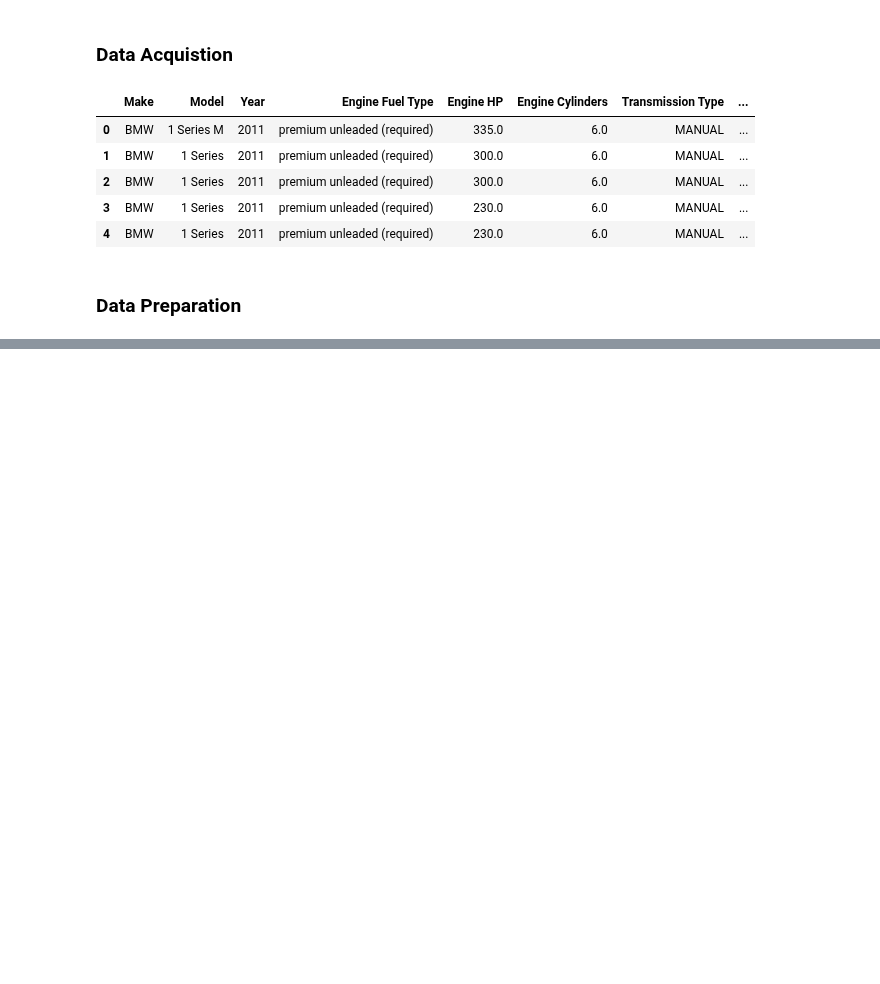
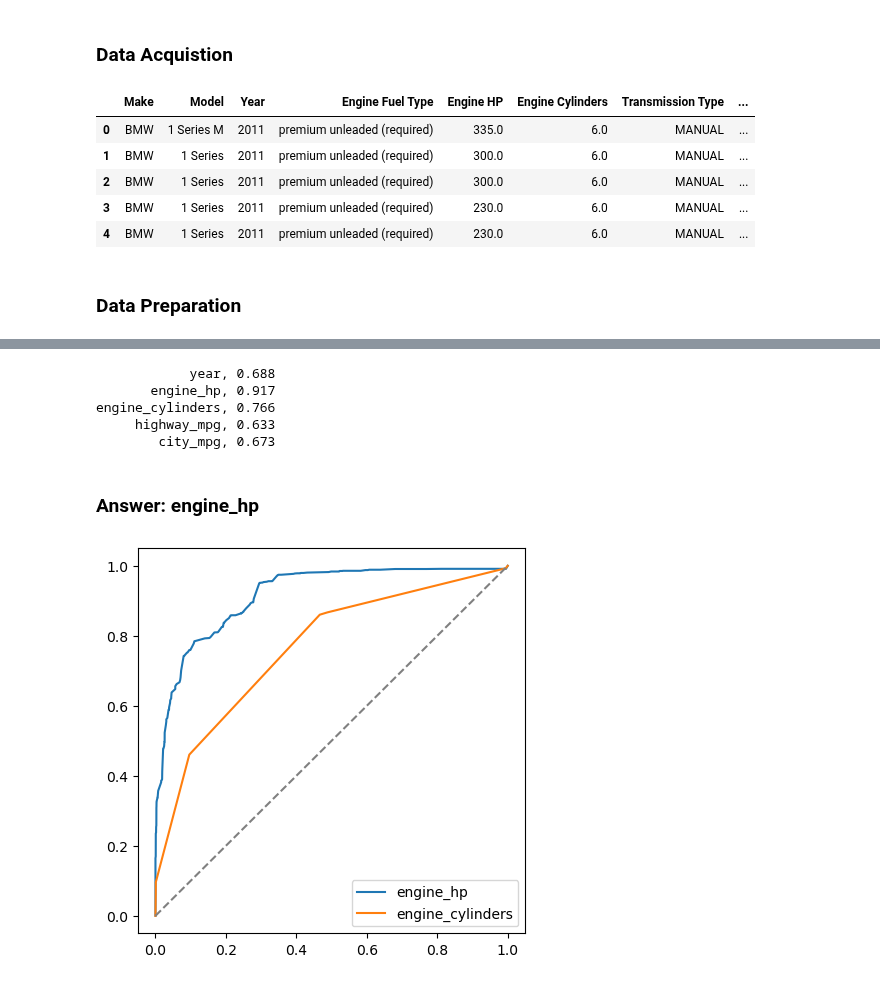
Before and after one commit to sam47-asfaw/ml_zoomcamp, a Jupyter notebook: 04-evaluation/HW4.ipynb, the cells around one changed output, grey strips where cells are left out. Cells and saved outputs as stored; diff of their text form; code cells hidden in the pictures; blank space fills up the shorter version.

```diff
--- a/04-evaluation/HW4.ipynb
+++ b/04-evaluation/HW4.ipynb
@@ -24,6 +38,2 @@ df = df[['Make','Model','Year','Engine HP',
 # %%
-df.columns = df.columns.str.replace(' ', '_').str.lower()
-
-df.rename(columns = {'msrp': 'price'}, inplace = True)
-
-df.fillna(0)
+from sklearn.model_selection import train_test_split
@@ -44,6 +40,18 @@ df.fillna(0)
 # %%
-values = list(df.price.values)
-mean = df['price'].mean()
+df_full_train, df_test = train_test_split(df, test_size=0.2, random_state=1)
+df_train, df_val = train_test_split(df_full_train, test_size=0.25, random_state=1)
+
+df_train = df_train.reset_index(drop=True)
+df_val = df_val.reset_index(drop=True)
+df_test = df_test.reset_index(drop=True)
+
+y_train = df_train.above_average.values
+y_val = df_val.above_average.values
+y_test = df_test.above_average.values
+
+del df_train['above_average']
+del df_val['above_average']
+del df_test['above_average']
 # %%
 def above_average(val):
     if val > mean:
@@ -75,0 +76,31 @@ len(df_full_train), len(df_train), len(df_test), len(df_val)
+# %%
+numerical = ['year', 'engine_hp', 'engine_cylinders', 'highway_mpg', 'city_mpg']
+
+for c in numerical:
+    auc = roc_auc_score(y_train, df_train[c])
+    if auc < 0.5:
+        auc = roc_auc_score(y_train, -df_train[c])
+    print('%16s, %.3f' % (c, auc))
+# %% [output]
+            year, 0.688
+       engine_hp, 0.917
+engine_cylinders, 0.766
+     highway_mpg, 0.633
+        city_mpg, 0.673
+# %% [markdown]
+### Answer: engine_hp
+# %%
+plt.figure(figsize=(5, 5))
+
+fpr, tpr, _ = roc_curve(y_train, df_train.engine_hp)
+plt.plot(fpr, tpr, label='engine_hp')
+
+fpr, tpr, _ = roc_curve(y_train, df_train.engine_cylinders)
+plt.plot(fpr, tpr, label='engine_cylinders')
+
+plt.plot([0, 1], [0, 1], color='grey', linestyle='--')
+
+plt.legend()
+plt.show()
+# %% [output]
+[figure, added]
```
Also changed, not shown: parts of 34 cells of this notebook.
